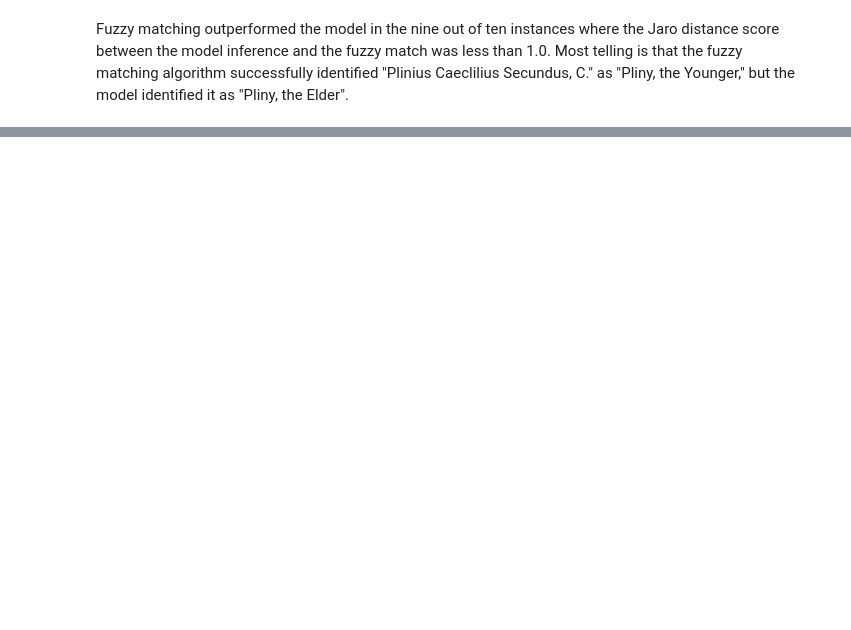
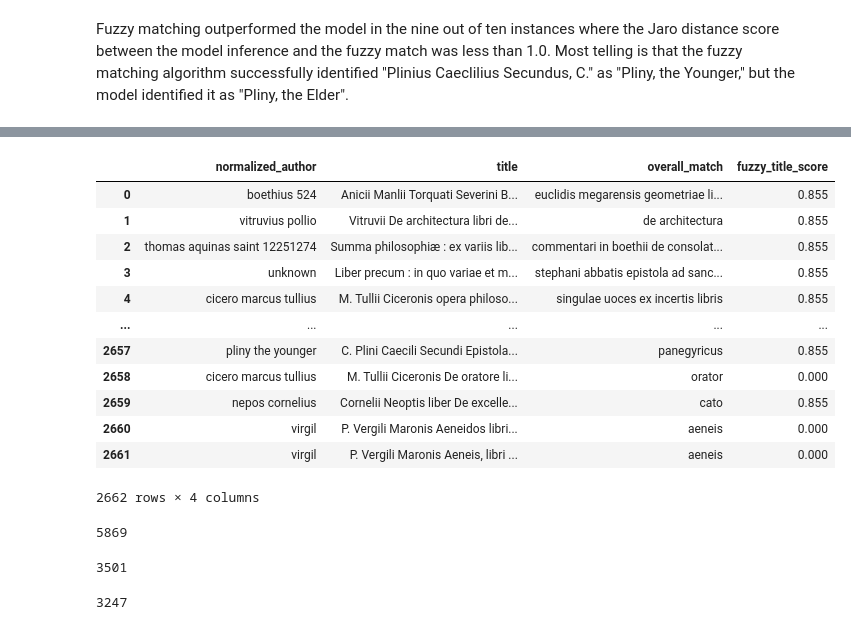
Before and after one commit to sjhuskey/dll-hybrid, a Jupyter notebook: python/inference-testing.ipynb, the cells around one changed output, grey strips where cells are left out. Saved outputs shown, nothing was run; the diff lists cells and outputs as text; code cells hidden in the pictures; blank space fills up the shorter version.

```diff
--- a/python/inference-testing.ipynb
+++ b/python/inference-testing.ipynb
@@ -421,0 +473,18 @@ Fuzzy matching outperformed the model in the nine out of ten instances where the
+# %%
+titles = pd.read_csv('../output/compare_all_matched_titles.csv',encoding='utf-8',quotechar='"')
+# %%
+titles
+# %% [output]
+|  | normalized_author | title | overall_match | fuzzy_title_score |
+| 0 | boethius 524 | Anicii Manlii Torquati Severini B... | euclidis megarensis geometriae li... | 0.855 |
+| 1 | vitruvius pollio | Vitruvii De architectura libri de... | de architectura | 0.855 |
+| 2 | thomas aquinas saint 12251274 | Summa philosophiæ : ex variis lib... | commentari in boethii de consolat... | 0.855 |
+| 3 | unknown | Liber precum : in quo variae et m... | stephani abbatis epistola ad sanc... | 0.855 |
+| 4 | cicero marcus tullius | M. Tullii Ciceronis opera philoso... | singulae uoces ex incertis libris | 0.855 |
+| ... | ... | ... | ... | ... |
+| 2657 | pliny the younger | C. Plini Caecili Secundi Epistola... | panegyricus | 0.855 |
+| 2658 | cicero marcus tullius | M. Tullii Ciceronis De oratore li... | orator | 0.000 |
+| 2659 | nepos cornelius | Cornelii Neoptis liber De excelle... | cato | 0.855 |
+| 2660 | virgil | P. Vergili Maronis Aeneidos libri... | aeneis | 0.000 |
+| 2661 | virgil | P. Vergili Maronis Aeneis, libri ... | aeneis | 0.000 |
+2662 rows × 4 columns
@@ -421,0 +496,12 @@ Fuzzy matching outperformed the model in the nine out of ten instances where the
+# %%
+len(incorrect)
+# %% [output]
+5869
+# %%
+incorrect['Original Input'].nunique()
+# %% [output]
+3501
+# %%
+incorrect['Original Input'].apply(lambda x: x.lower().strip('.')).nunique()
+# %% [output]
+3247
```
Also changed, not shown: parts of 35 cells of this notebook, 3 other files.
